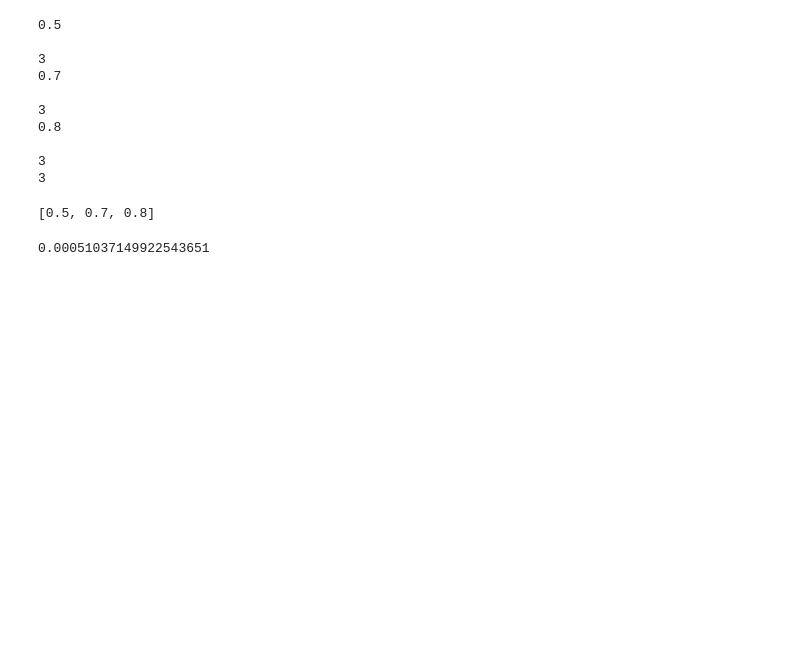
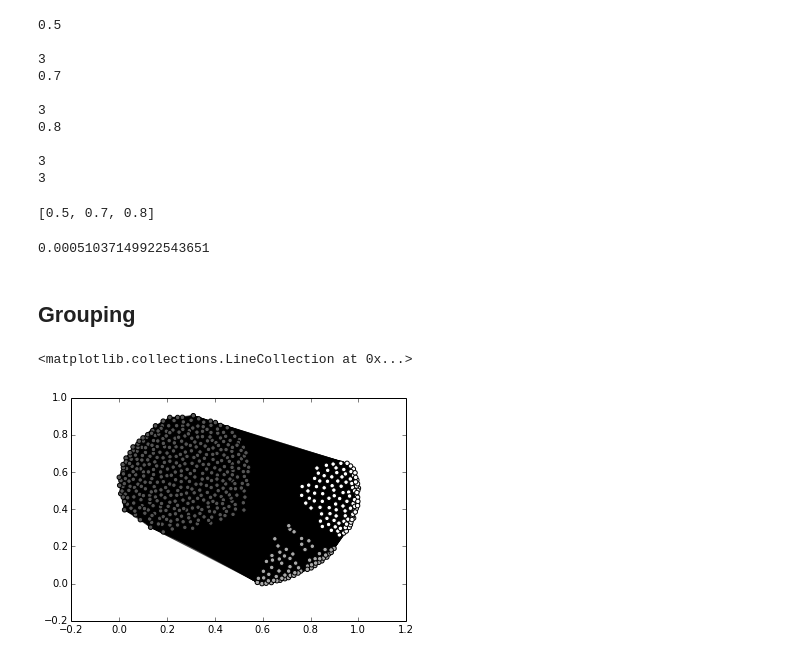
Before and after one commit to pranaykumarm/Collaborative-Filtering, a Jupyter notebook: CF_bipartite-projection-syn_overlap-1.ipynb, the cells around one changed output. Drawn from its saved outputs; the diff is of its cells as text; code cells hidden in the pictures; blank space fills up the shorter version.

Commit message:
Sim vs. RP, Grouping

```diff
--- a/CF_bipartite-projection-syn_overlap-1.ipynb
+++ b/CF_bipartite-projection-syn_overlap-1.ipynb
@@ -103,3 +111,10 @@ for u in xrange(N):
+# %%
+vals = []
+for u in xrange(N):
+    for v in xrange(N):
+        val = np.dot(profile_u[u], profile_m[v])
+        RP[u,v] = val
+        vals.append(val)
 # %%
 RP
 # %% [output]
@@ -350,3 +377,29 @@ b
 factors[8]
 # %% [output]
 0.00051037149922543651
+# %% [markdown]
+## Grouping
+# %%
+G = nx.Graph()
+# %%
+for u in xrange(N):
+    for v in xrange(u+1,N):
+        G.add_weighted_edges_from([(u,v,RP[u,v])])
+# %%
+partition = community.best_partition(G)
+# %%
+size = float(len(set(partition.values())))
+pos = nx.spring_layout(G)
+count = 0.
+for com in set(partition.values()) :
+    count = count + 1.
+    list_nodes = [nodes for nodes in partition.keys()
+                                if partition[nodes] == com]
+    nx.draw_networkx_nodes(G, pos, list_nodes, node_size = 20,
+                                node_color = str(count / size))
+
+
+nx.draw_networkx_edges(G,pos, alpha=0.5)
+# %% [output]
+<matplotlib.collections.LineCollection at 0x...>
+[figure, added]
```
Also changed, not shown: parts of 25 cells of this notebook.
